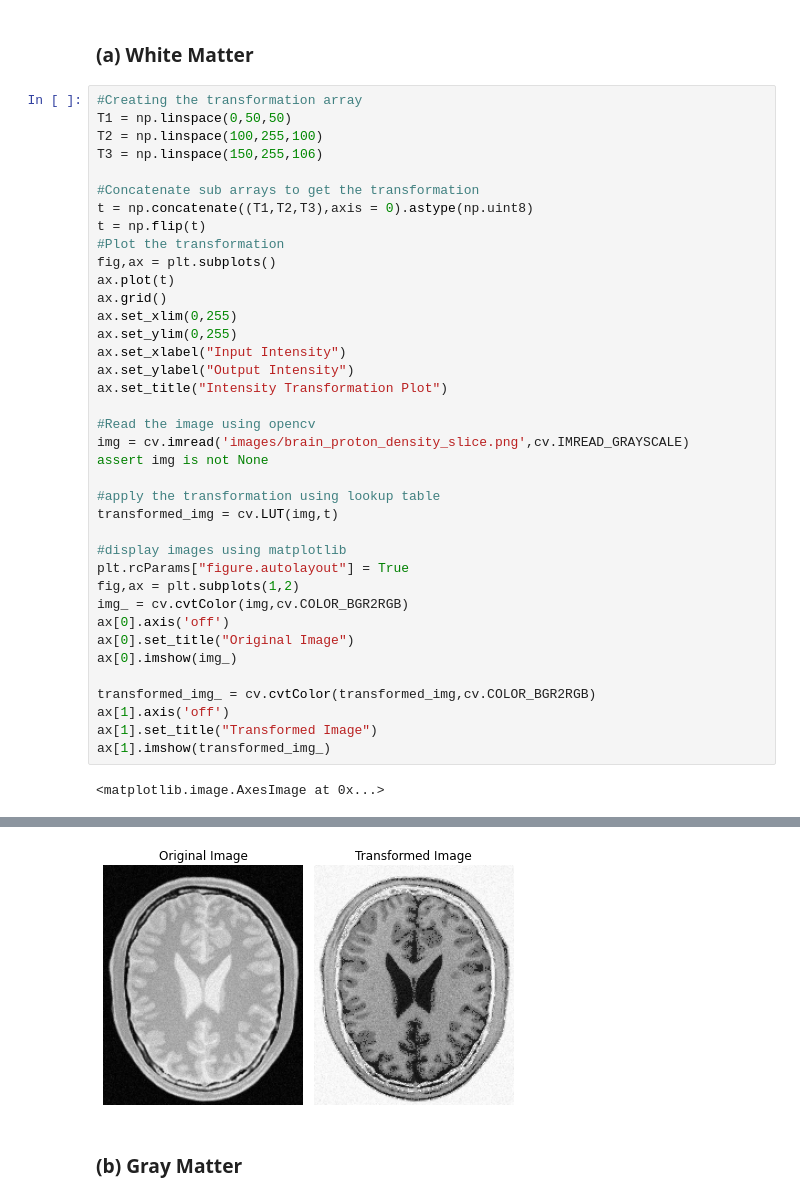
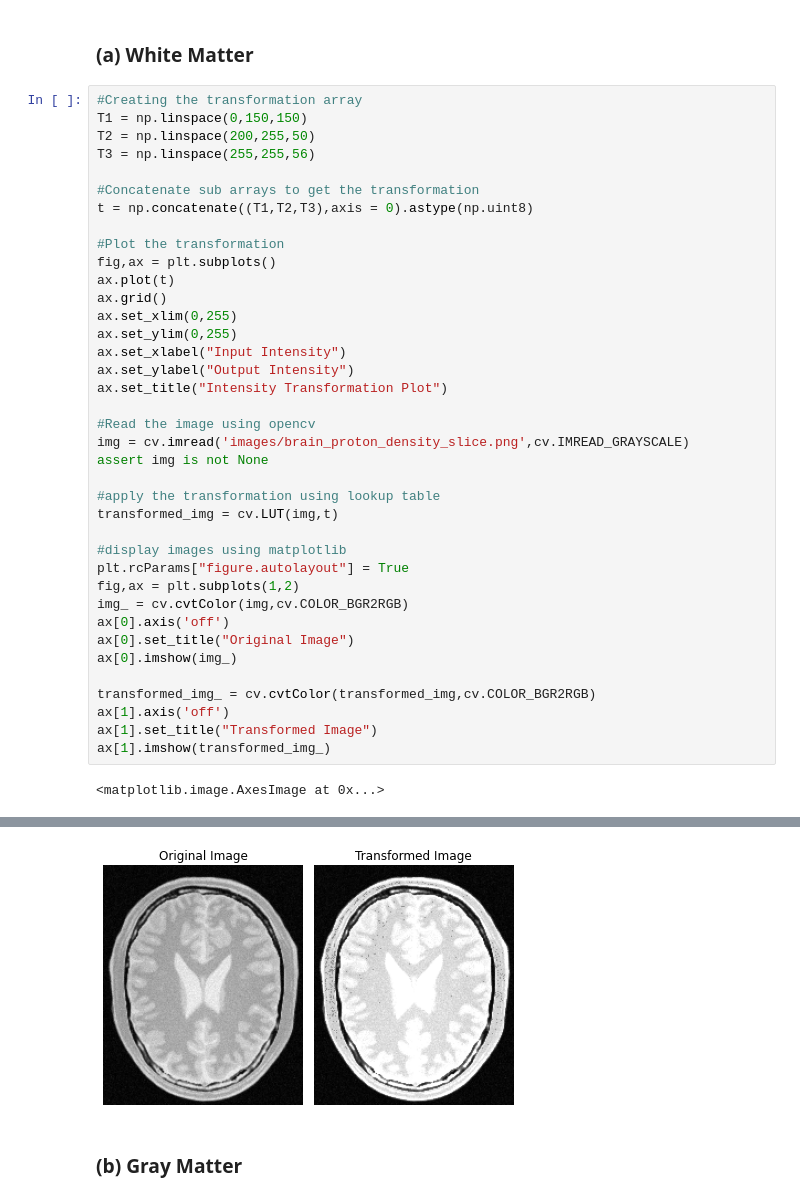
Before and after one commit to vidurawarna/EN2550_CV, a Jupyter notebook: Assignments/Assignment 1/190397E_Assignment1.ipynb, the cells around one changed output, grey strips where cells are left out. Cells and saved outputs as stored; diff of their text form.

```diff
--- a/Assignments/Assignment 1/190397E_Assignment1.ipynb
+++ b/Assignments/Assignment 1/190397E_Assignment1.ipynb
@@ -75,13 +75,13 @@ ax[1].imshow(transformed_img_)
 ### (a) White Matter
 # %%
 #Creating the transformation array
-T1 = np.linspace(0,50,50)
-T2 = np.linspace(100,255,100)
-T3 = np.linspace(150,255,106)
+T1 = np.linspace(0,150,150)
+T2 = np.linspace(200,255,50)
+T3 = np.linspace(255,255,56)
 
 #Concatenate sub arrays to get the transformation
 t = np.concatenate((T1,T2,T3),axis = 0).astype(np.uint8)
-t = np.flip(t)
+
 #Plot the transformation
 fig,ax = plt.subplots()
 ax.plot(t)
@@ -117,3 +117,3 @@ ax[1].imshow(transformed_img_)
-[figure, old version]
+[figure, new version]
 # %% [markdown]
 ### (b) Gray Matter
```
Also changed, not shown: parts of 4 cells of this notebook.
